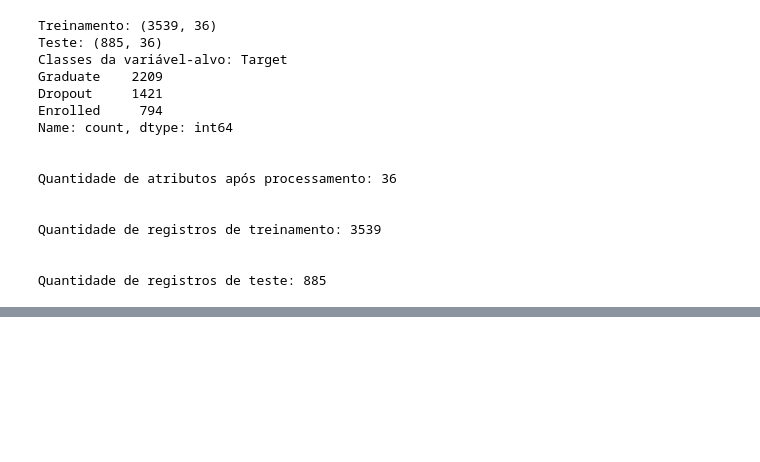
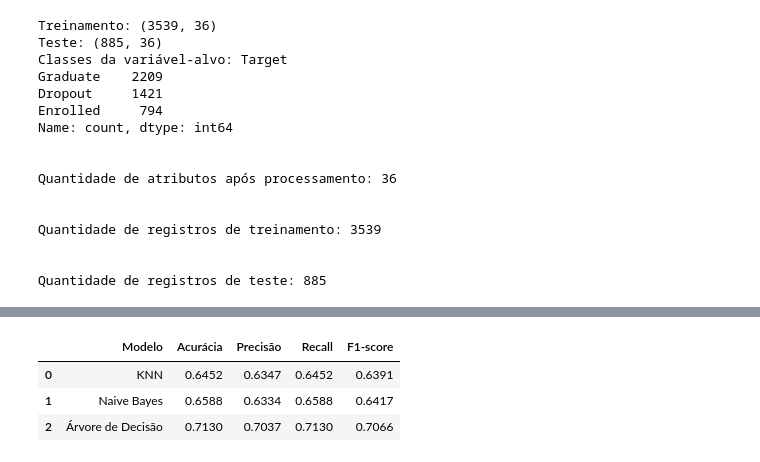
Before and after one commit to isabuleje/ap2-ciencia-de-dados, a Jupyter notebook: classificacao_notebook.ipynb, the cells around one changed output, grey strips where cells are left out. Drawn from its saved outputs; the diff is of its cells as text; code cells hidden in the pictures; blank space fills up the shorter version.

```diff
--- a/classificacao_notebook.ipynb
+++ b/classificacao_notebook.ipynb
@@ -204,0 +336,39 @@ F1-score: 0.6391
+# %%
+resultados = []
+
+modelos = {
+    'KNN': (pipeline_knn, y_pred_knn),
+    'Naive Bayes': (pipeline_nb, y_pred_nb),
+    'Árvore de Decisão': (pipeline_arvore, y_pred_arvore)
+}
+
+for nome, (modelo, y_pred) in modelos.items():
+
+    resultados.append({
+        'Modelo': nome,
+        'Acurácia': accuracy_score(y_teste, y_pred),
+        'Precisão': precision_score(
+            y_teste, y_pred,
+            average='weighted',
+            zero_division=0
+        ),
+        'Recall': recall_score(
+            y_teste, y_pred,
+            average='weighted',
+            zero_division=0
+        ),
+        'F1-score': f1_score(
+            y_teste, y_pred,
+            average='weighted',
+            zero_division=0
+        )
+    })
+
+df_comparacao = pd.DataFrame(resultados)
+
+display(df_comparacao.round(4))
+# %% [output]
+|  | Modelo | Acurácia | Precisão | Recall | F1-score |
+| 0 | KNN | 0.6452 | 0.6347 | 0.6452 | 0.6391 |
+| 1 | Naive Bayes | 0.6588 | 0.6334 | 0.6588 | 0.6417 |
+| 2 | Árvore de Decisão | 0.7130 | 0.7037 | 0.7130 | 0.7066 |
```
Also changed, not shown: parts of 17 cells of this notebook.
